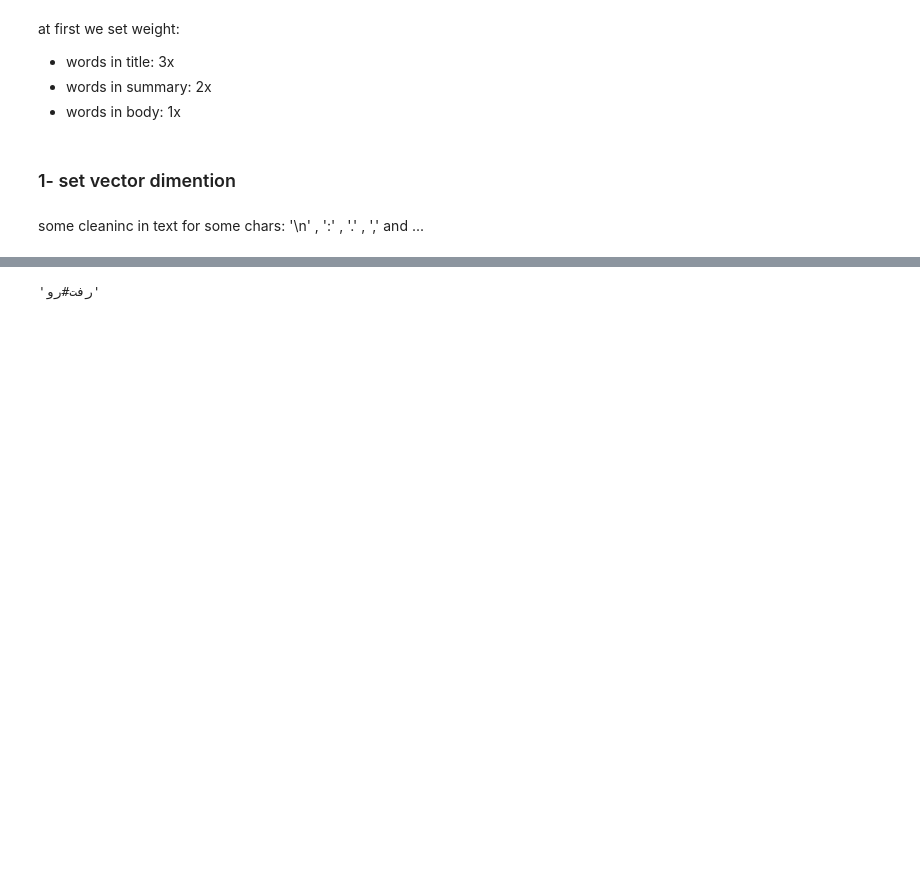
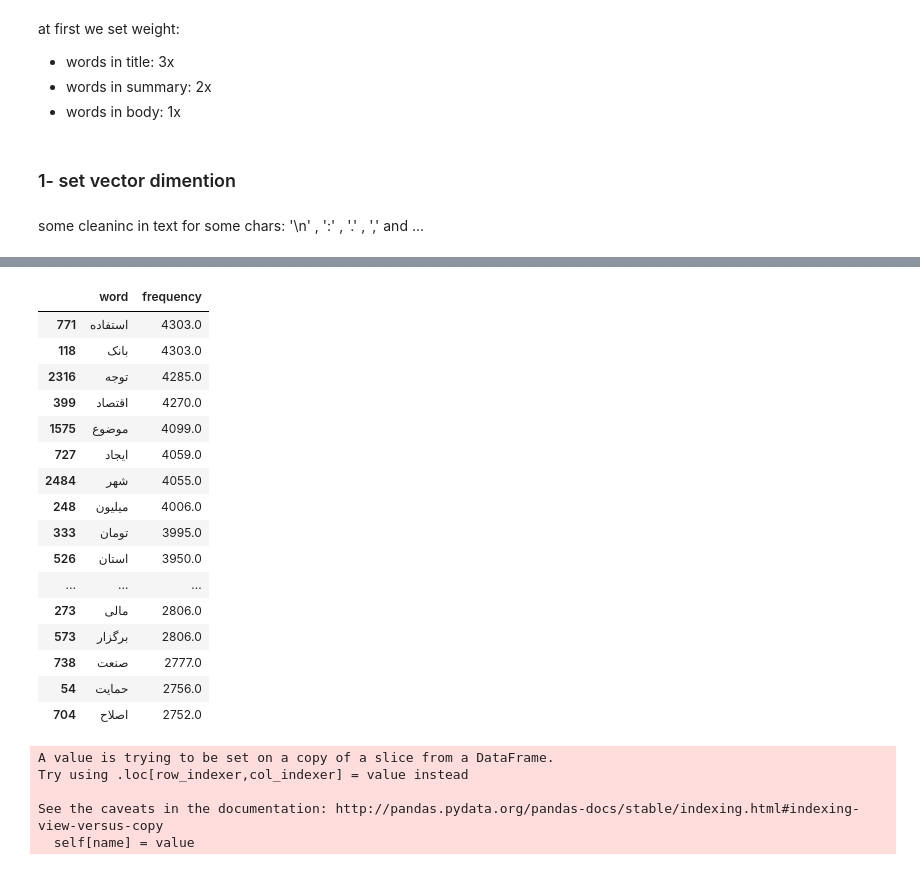
Before and after one commit to ahmadrezash/TextMining, a Jupyter notebook: Test for classification.ipynb, the cells around one changed output, grey strips where cells are left out. Drawn from its saved outputs; the diff is of its cells as text; code cells hidden in the pictures; blank space fills up the shorter version.

```diff
--- a/Test for classification.ipynb
+++ b/Test for classification.ipynb
@@ -209,8 +67,0 @@ lem[lem[1] == 'آمریکا']
-# %%
->>> from hazm import Stemmer, Lemmatizer
->>> stemmer = Stemmer()
->>> stemmer.stem('کتاب‌ها')
->>> lemmatizer = Lemmatizer()
->>> lemmatizer.lemmatize('می‌روم')
-# %% [output]
-'رفت#رو'
@@ -218,0 +201,41 @@ lem[lem[1] == 'آمریکا']
+# %%
+dictionary
+di = {
+    'word':[*dictionary],
+    'frequency':list(dictionary.values())
+}
+cbow = pd.DataFrame.from_dict(di)
+
+cbow = cbow.sort_values(by='frequency',ascending=False)
+cbow = cbow[cbow.word != '']
+dims = cbow[:100]
+dims[50:100]
+# %% [output]
+|  | word | frequency |
+| 771 | استفاده | 4303.0 |
+| 118 | بانک | 4303.0 |
+| 2316 | توجه | 4285.0 |
+| 399 | اقتصاد | 4270.0 |
+| 1575 | موضوع | 4099.0 |
+| 727 | ایجاد | 4059.0 |
+| 2484 | شهر | 4055.0 |
+| 248 | میلیون | 4006.0 |
+| 333 | تومان | 3995.0 |
+| 526 | استان | 3950.0 |
+| ... | ... | ... |
+| 273 | مالی | 2806.0 |
+| 573 | برگزار | 2806.0 |
+| 738 | صنعت | 2777.0 |
+| 54 | حمایت | 2756.0 |
+| 704 | اصلاح | 2752.0 |
+# %%
+dim1 = dimFinder(corpus[corpus.cat=='اجتماعی'])
+dim2 = dimFinder(corpus[corpus.cat=='اقتصادی'])
+dim3 = dimFinder(corpus[corpus.cat=='سیاسی'])
+dimAll = dimFinder(corpus)
+# %% [output]
+A value is trying to be set on a copy of a slice from a DataFrame.
+Try using .loc[row_indexer,col_indexer] = value instead
+
+See the caveats in the documentation: http://pandas.pydata.org/pandas-docs/stable/indexing.html#indexing-view-versus-copy
+  self[name] = value
```
Also changed, not shown: parts of 42 cells of this notebook, 1 other file.
